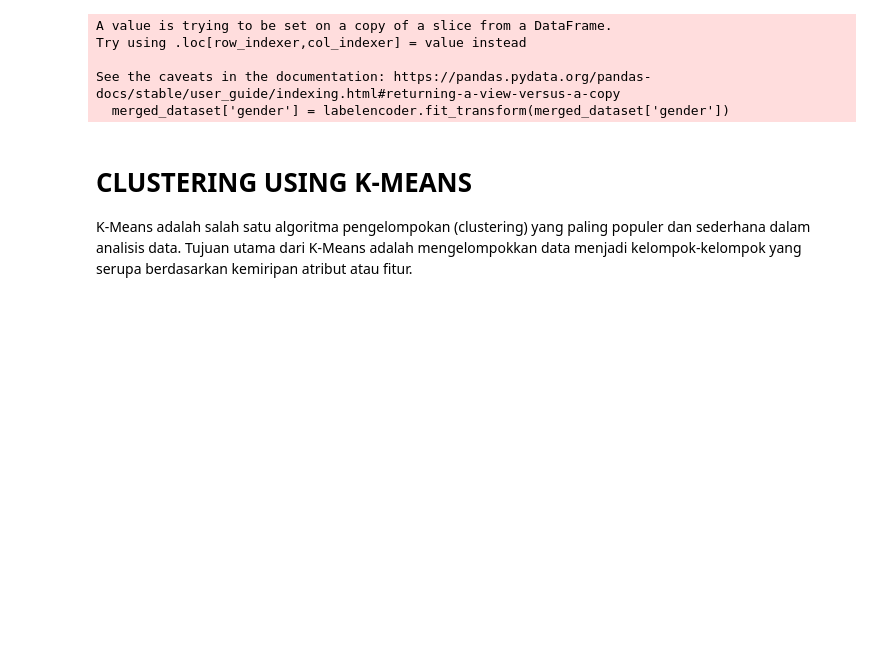
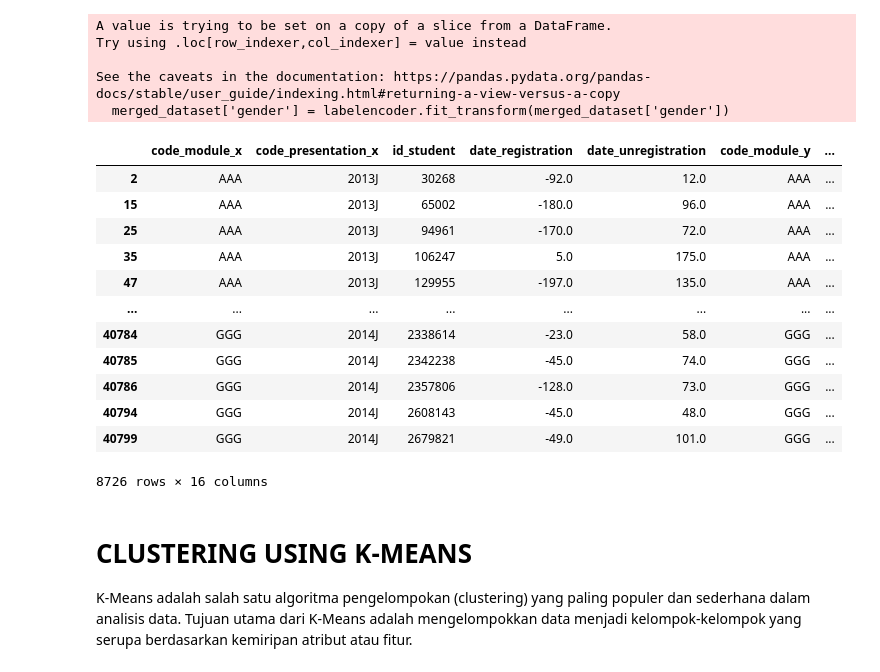
Before and after one commit to farrasdny/TugasSebelumUTSOULAD_AnalisisBigData, a Jupyter notebook: TugasSebelumUTS_AnalisisBigData_OULAD.ipynb, the cells around one changed output. Drawn from its saved outputs; the diff is of its cells as text; code cells hidden in the pictures; blank space fills up the shorter version.

```diff
--- a/TugasSebelumUTS_AnalisisBigData_OULAD.ipynb
+++ b/TugasSebelumUTS_AnalisisBigData_OULAD.ipynb
@@ -235,6 +235,22 @@ Try using .loc[row_indexer,col_indexer] = value instead
 
 See the caveats in the documentation: https://pandas.pydata.org/pandas-docs/stable/user_guide/indexing.html#returning-a-view-versus-a-copy
   merged_dataset['gender'] = labelencoder.fit_transform(merged_dataset['gender'])
+# %%
+merged_dataset
+# %% [output]
+|  | code_module_x | code_presentation_x | id_student | date_registration | date_unregistration | code_module_y | ... |
+| 2 | AAA | 2013J | 30268 | -92.0 | 12.0 | AAA | ... |
+| 15 | AAA | 2013J | 65002 | -180.0 | 96.0 | AAA | ... |
+| 25 | AAA | 2013J | 94961 | -170.0 | 72.0 | AAA | ... |
+| 35 | AAA | 2013J | 106247 | 5.0 | 175.0 | AAA | ... |
+| 47 | AAA | 2013J | 129955 | -197.0 | 135.0 | AAA | ... |
+| ... | ... | ... | ... | ... | ... | ... | ... |
+| 40784 | GGG | 2014J | 2338614 | -23.0 | 58.0 | GGG | ... |
+| 40785 | GGG | 2014J | 2342238 | -45.0 | 74.0 | GGG | ... |
+| 40786 | GGG | 2014J | 2357806 | -128.0 | 73.0 | GGG | ... |
+| 40794 | GGG | 2014J | 2608143 | -45.0 | 48.0 | GGG | ... |
+| 40799 | GGG | 2014J | 2679821 | -49.0 | 101.0 | GGG | ... |
+8726 rows × 16 columns
 # %% [markdown]
 # **CLUSTERING USING K-MEANS**
 K-Means adalah salah satu algoritma pengelompokan (clustering) yang paling populer dan sederhana dalam analisis data. Tujuan utama dari K-Means adalah mengelompokkan data menjadi kelompok-kelompok yang serupa berdasarkan kemiripan atribut atau fitur.
```
